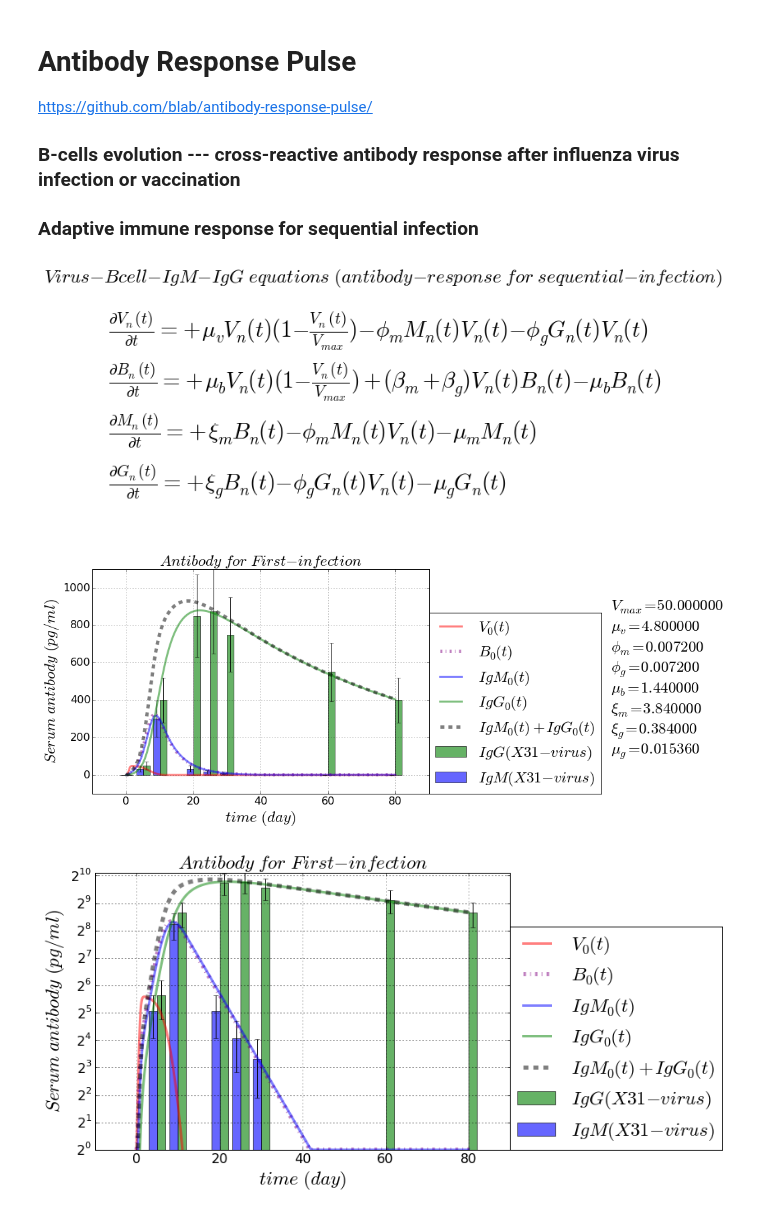
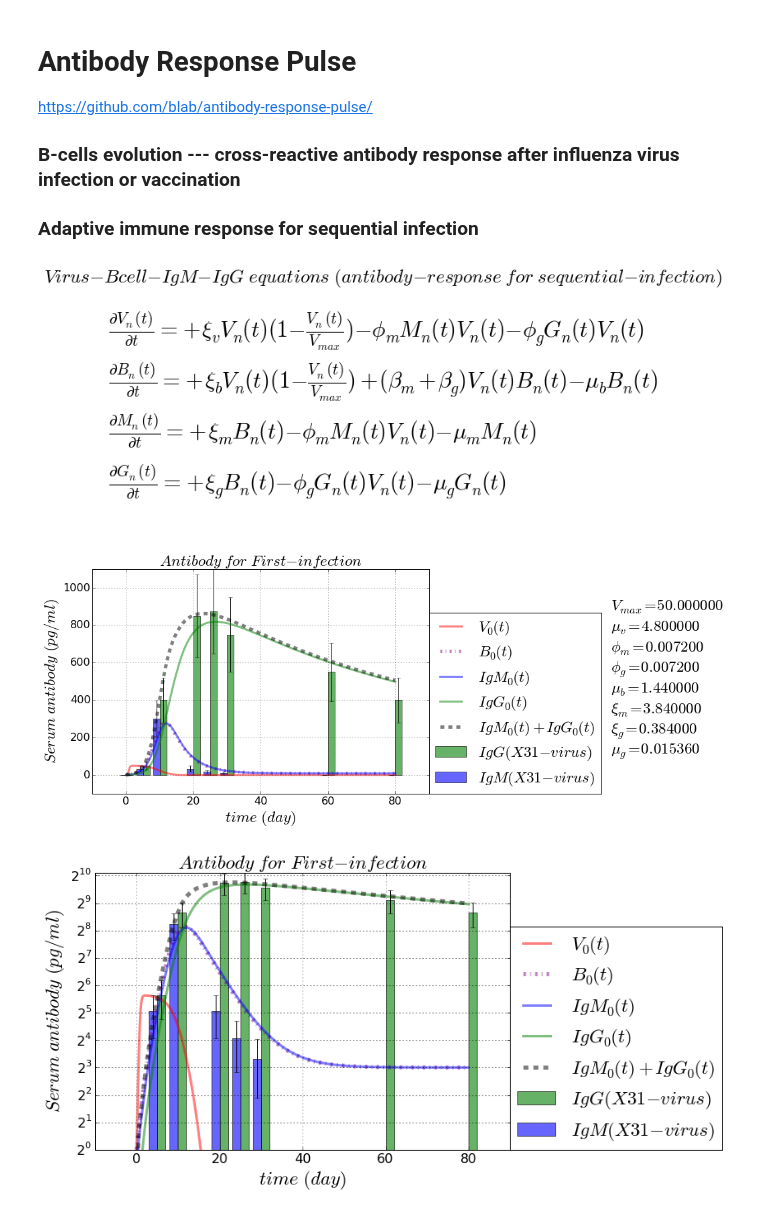
Before and after one commit to blab/antibody-response-pulse, a Jupyter notebook: bcell-array/code/VBMG_infection_1st.ipynb, the cells around one changed output. Saved outputs shown, nothing was run; the diff lists cells and outputs as text; code cells hidden in the pictures.

```diff
--- a/bcell-array/code/VBMG_infection_1st.ipynb
+++ b/bcell-array/code/VBMG_infection_1st.ipynb
@@ -32,10 +32,10 @@ plt.axis('off')
 plt.title(r'$ Virus-Bcell-IgM-IgG \ equations \ (antibody-response \ for \ sequential-infection) $'
           , fontsize = AlvaFontSize)
 plt.text(0, 7.0/9, r'$ \frac{\partial V_n(t)}{\partial t} = \
-         +\mu_{v}V_{n}(t)(1 - \frac{V_n(t)}{V_{max}}) - \phi_{m} M_{n}(t) V_{n}(t) - \phi_{g} G_{n}(t) V_{n}(t) $'
+         +\xi_{v}V_{n}(t)(1 - \frac{V_n(t)}{V_{max}}) - \phi_{m} M_{n}(t) V_{n}(t) - \phi_{g} G_{n}(t) V_{n}(t) $'
          , fontsize = 1.2*AlvaFontSize)
 plt.text(0, 5.0/9, r'$ \frac{\partial B_n(t)}{\partial t} = \
-         +\mu_{b}V_{n}(t)(1 - \frac{V_n(t)}{V_{max}}) + (\beta_{m} + \beta_{g}) V_{n}(t) B_{n}(t) - \mu_{b} B_{n}(t) $'
+         +\xi_{b}V_{n}(t)(1 - \frac{V_n(t)}{V_{max}}) + (\beta_{m} + \beta_{g}) V_{n}(t) B_{n}(t) - \mu_{b} B_{n}(t) $'
          , fontsize = 1.2*AlvaFontSize)
 plt.text(0, 3.0/9,r'$ \frac{\partial M_n(t)}{\partial t} = \
          +\xi_{m} B_{n}(t) - \phi_{m} M_{n}(t) V_{n}(t) - \mu_{m} M_{n}(t) $'
@@ -76,7 +76,7 @@ def dBdt_array(VBMGxt = [], *args):
     dB_dt_array = np.zeros(x_totalPoint)
     # each dSdt with the same equation form
     for xn in range(x_totalPoint):
-        dB_dt_array[xn] = +inRateB*V[xn]*(1 - V[xn]/maxV) + (actRateBm + actRateBg)*B[xn]*V[xn] - outRateB*B[xn]
+        dB_dt_array[xn] = +inRateB + (actRateBm + actRateBg)*B[xn]*V[xn] - outRateB*B[xn]
     return(dB_dt_array)
 
 def dMdt_array(VBMGxt = [], *args):
@@ -262,35 +262,35 @@ for i in range(1):
     plt.plot(gridT, gridV[i], color = 'red', label = r'$ V_{%i}(t) $'%(i), linewidth = 3.0, alpha = 0.5)
     plt.plot(gridT, gridB[i], color = 'purple', label = r'$ B_{%i}(t) $'%(i), linewidth = 5.0, alpha = 0.5
              , linestyle = '-.')
     plt.plot(gridT, gridM[i], color = 'blue', label = r'$ IgM_{%i}(t) $'%(i), linewidth = 3.0, alpha = 0.5)
     plt.plot(gridT, gridG[i], color = 'green', label = r'$ IgG_{%i}(t) $'%(i), linewidth = 3.0, alpha = 0.5)
     plt.plot(gridT, gridM[i] + gridG[i], color = 'black', linewidth = 5.0, alpha = 0.5, linestyle = 'dashed'
              , label = r'$ IgM_{%i}(t) + IgG_{%i}(t) $'%(i, i))
     plt.bar(gT_lab, gIgG_lab, bar_width, alpha = 0.6, color = 'green', yerr = error_IgG
         , error_kw = dict(elinewidth = 1, ecolor = 'black'), label = r'$ IgG(X31-virus) $')
     plt.bar(gT_lab - bar_width, gIgM_lab, bar_width, alpha = 0.6, color = 'blue', yerr = error_IgM
         , error_kw = dict(elinewidth = 1, ecolor = 'black'), label = r'$ IgM(X31-virus) $')
     plt.grid(True, which = 'both')
     plt.title(r'$ Antibody \ for \ First-infection $', fontsize = AlvaFontSize)
     plt.xlabel(r'$time \ (%s)$'%(timeUnit), fontsize = AlvaFontSize)
     plt.ylabel(r'$ Serum \ antibody \ (pg/ml) $', fontsize = AlvaFontSize)
     plt.xticks(fontsize = AlvaFontSize*0.7)
     plt.yticks(fontsize = AlvaFontSize*0.7)
     plt.text(maxT*18.0/10, ymax*8.0/10, r'$ V_{max} = %f $'%(maxV), fontsize = AlvaFontSize)
     plt.text(maxT*18.0/10, ymax*7.0/10, r'$ \mu_{v} = %f $'%(inRateV), fontsize = AlvaFontSize)
     plt.text(maxT*18.0/10, ymax*6.0/10, r'$ \phi_{m} = %f $'%(killRateVm), fontsize = AlvaFontSize)
     plt.text(maxT*18.0/10, ymax*5.0/10, r'$ \phi_{g} = %f $'%(killRateVg), fontsize = AlvaFontSize)
     plt.text(maxT*18.0/10, ymax*4.0/10, r'$ \mu_{b} = %f $'%(inRateB), fontsize = AlvaFontSize)
     plt.text(maxT*18.0/10, ymax*3.0/10, r'$ \xi_{m} = %f $'%(inRateM), fontsize = AlvaFontSize)
     plt.text(maxT*18.0/10, ymax*2.0/10, r'$ \xi_{g} = %f $'%(inRateG), fontsize = AlvaFontSize)
     plt.text(maxT*18.0/10, ymax*1.0/10, r'$ \mu_{g} = %f $'%(outRateG), fontsize = AlvaFontSize)
     plt.ylim(ymin, ymax)
     plt.legend(loc = (1, 0), fontsize = AlvaFontSize)
     plt.savefig(save_figure, dpi = 100, bbox_inches='tight')
     plt.show()
 # %% [output]
-[figure, old version]
+[figure, new version]
-[figure, old version]
+[figure, new version]
 # %%
 numberingFig = numberingFig + 1
 ymin = 2**0
@@ -319,4 +319,4 @@ for i in range(1):
     plt.legend(loc = (1, 0), fontsize = AlvaFontSize)
     plt.show()
 # %% [output]
-[figure, old version]
+[figure, new version]
```
Also changed, not shown: 40 other files.
